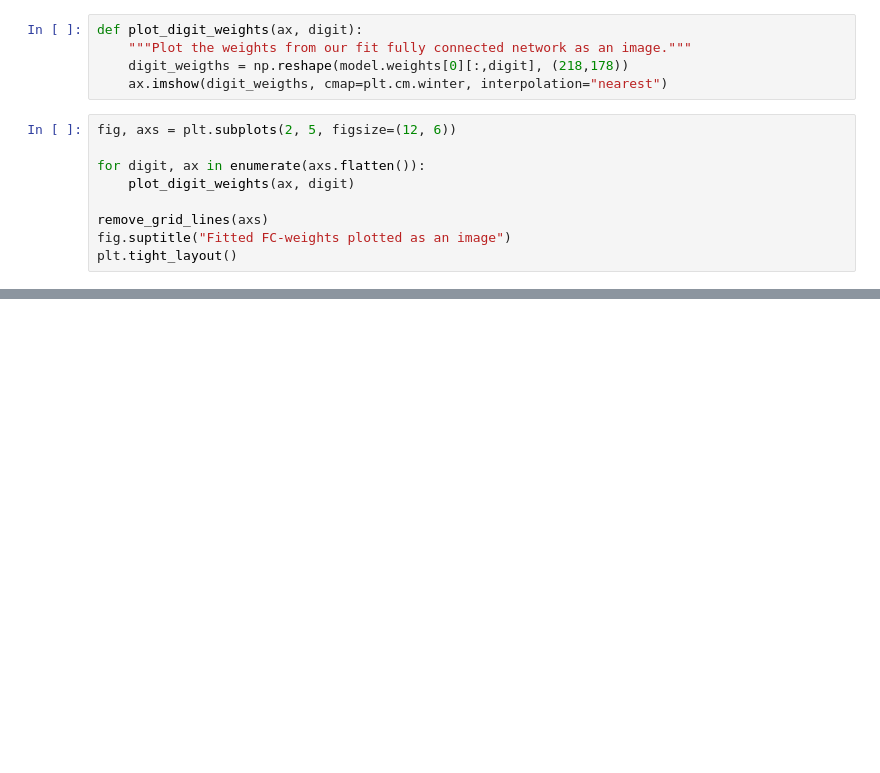
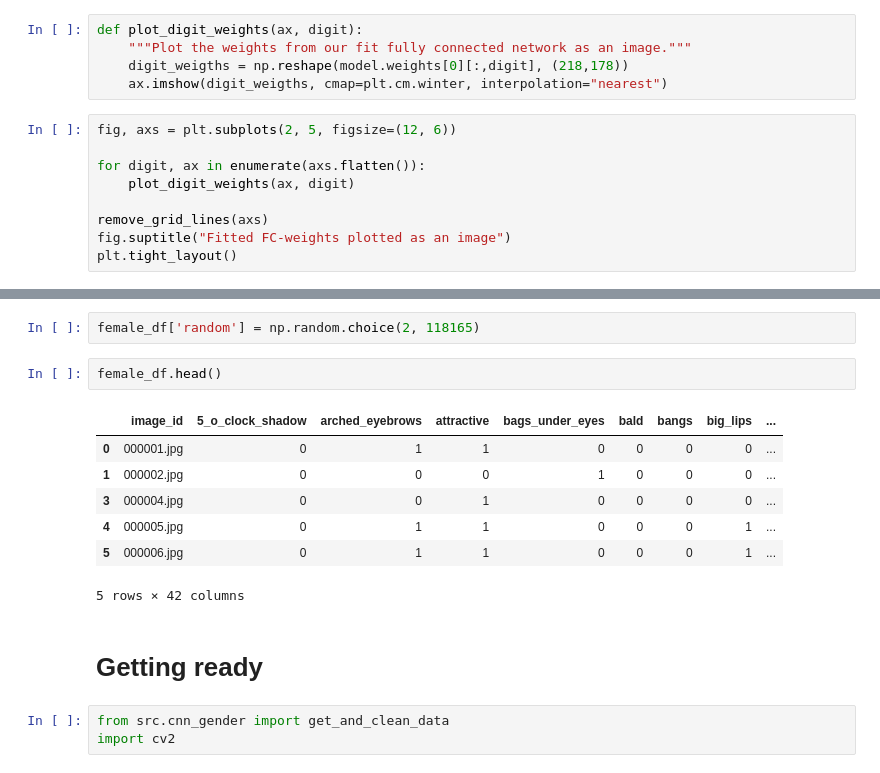
Before and after one commit to Aaronhjlee/Facial_Feature_Predictor, a Jupyter notebook: Convolutional Neural Network (Gender).ipynb, the cells around one changed output, grey strips where cells are left out. Saved outputs shown, nothing was run; the diff lists cells and outputs as text; blank space fills up the shorter version.

```diff
--- a/Convolutional Neural Network (Gender).ipynb
+++ b/Convolutional Neural Network (Gender).ipynb
@@ -185,0 +400,17 @@ plt.tight_layout()
+# %%
+female_df['random'] = np.random.choice(2, 118165)
+# %%
+female_df.head()
+# %% [output]
+|  | image_id | 5_o_clock_shadow | arched_eyebrows | attractive | bags_under_eyes | bald | bangs | big_lips | ... |
+| 0 | 000001.jpg | 0 | 1 | 1 | 0 | 0 | 0 | 0 | ... |
+| 1 | 000002.jpg | 0 | 0 | 0 | 1 | 0 | 0 | 0 | ... |
+| 3 | 000004.jpg | 0 | 0 | 1 | 0 | 0 | 0 | 0 | ... |
+| 4 | 000005.jpg | 0 | 1 | 1 | 0 | 0 | 0 | 1 | ... |
+| 5 | 000006.jpg | 0 | 1 | 1 | 0 | 0 | 0 | 1 | ... |
+5 rows × 42 columns
+# %% [markdown]
+# Getting ready
+# %%
+from src.cnn_gender import get_and_clean_data
+import cv2
```
Also changed, not shown: parts of 27 cells of this notebook, 20 other files.
